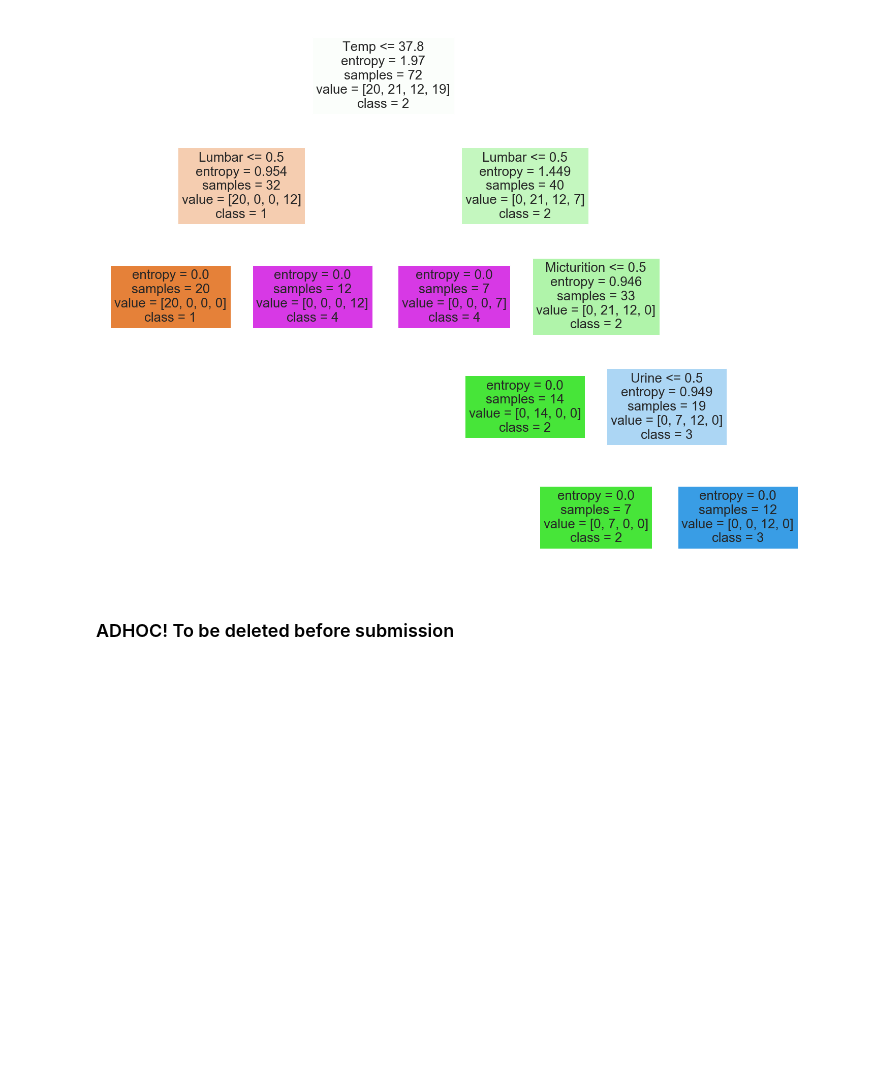
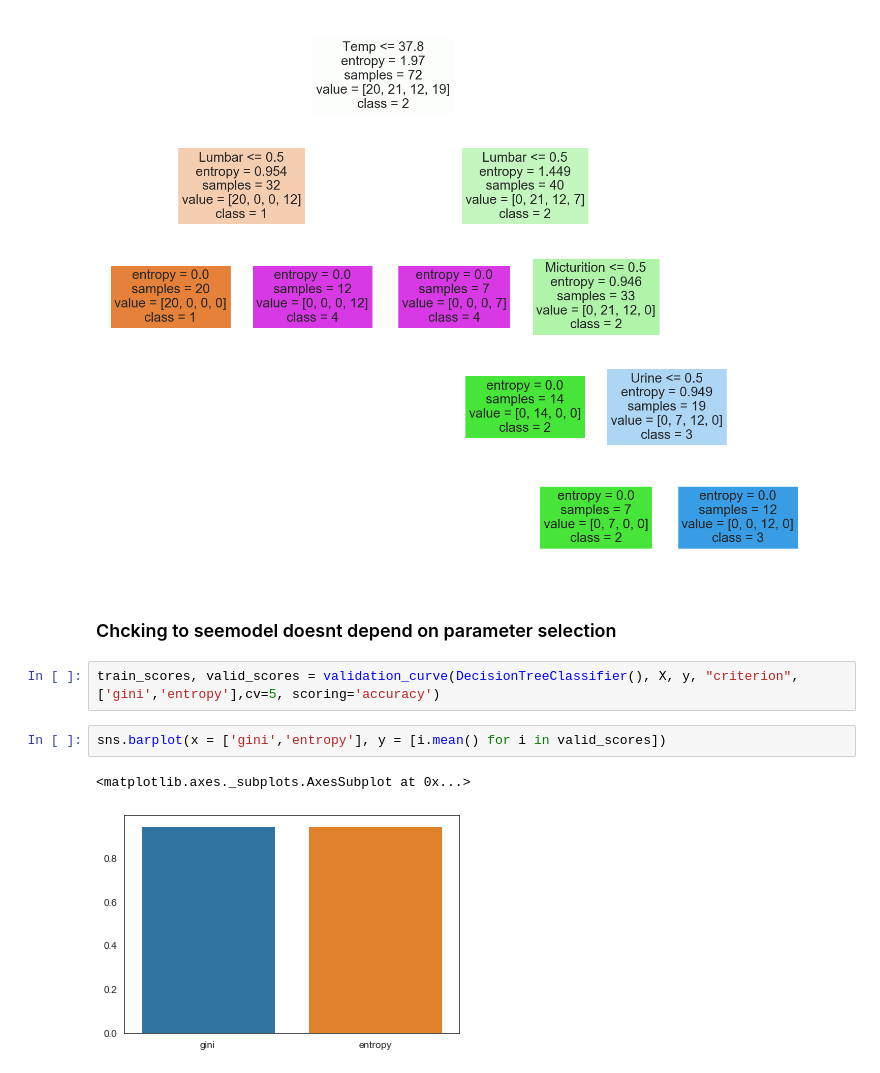
Before and after one commit to harshalshah162/UCR_Codes, a Jupyter notebook: MidtermProjectFinal_pd_v1.ipynb, the cells around one changed output. Drawn from its saved outputs; the diff is of its cells as text; blank space fills up the shorter version.

```diff
--- a/MidtermProjectFinal_pd_v1.ipynb
+++ b/MidtermProjectFinal_pd_v1.ipynb
@@ -558,5 +562,12 @@ _ = tree.plot_tree(classifier,
                    filled=True)
 # %% [output]
 [figure]
-# %% [markdown]
-### ADHOC! To be deleted before submission
+# %% [markdown]
+### Chcking to seemodel doesnt depend on parameter selection
+# %%
+train_scores, valid_scores = validation_curve(DecisionTreeClassifier(), X, y, "criterion",['gini','entropy'],cv=5, scoring='accuracy')
+# %%
+sns.barplot(x = ['gini','entropy'], y = [i.mean() for i in valid_scores])
+# %% [output]
+<matplotlib.axes._subplots.AxesSubplot at 0x...>
+[figure, added]
```
Also changed, not shown: parts of 3 cells of this notebook.
